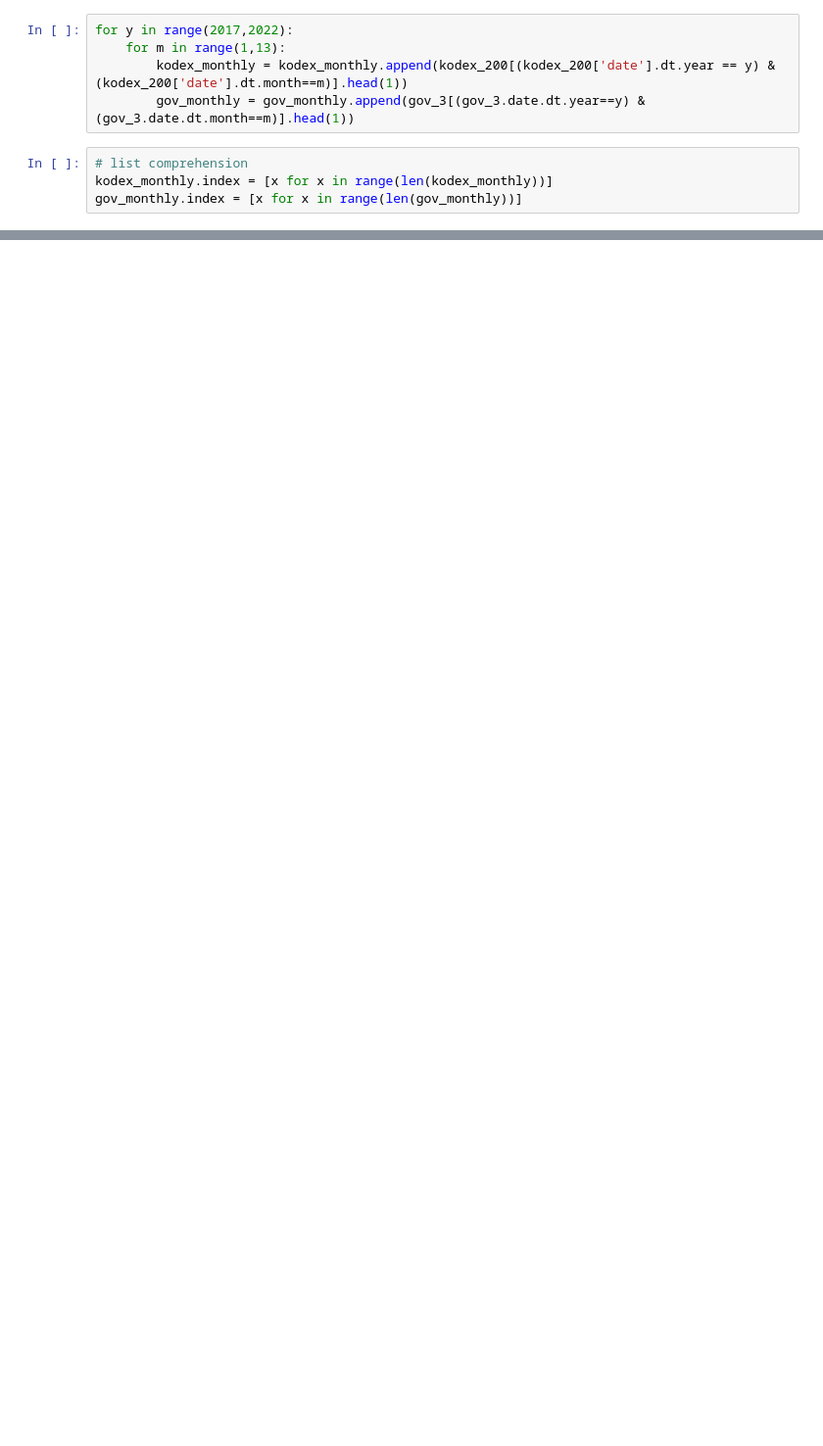
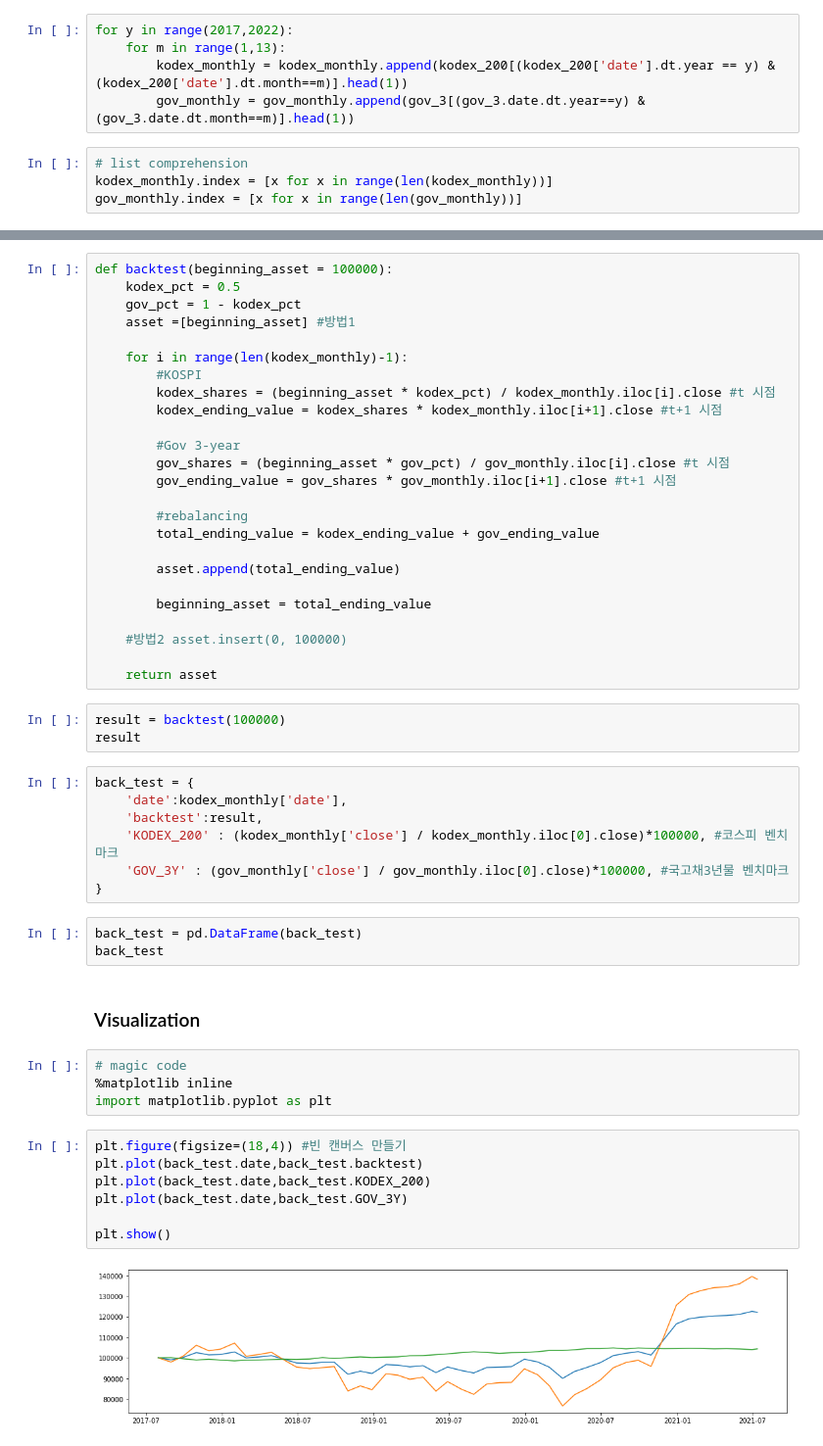
Before and after one commit to HoYoungChun/financial_data_analysis, a Jupyter notebook: Fixed_rate_investment.ipynb, the cells around one changed output, grey strips where cells are left out. Shown at 98% size. Drawn from its saved outputs; the diff is of its cells as text; blank space fills up the shorter version.

```diff
--- a/Fixed_rate_investment.ipynb
+++ b/Fixed_rate_investment.ipynb
@@ -99,0 +89,53 @@ gov_monthly.index = [x for x in range(len(gov_monthly))]
+# %%
+def backtest(beginning_asset = 100000):
+    kodex_pct = 0.5
+    gov_pct = 1 - kodex_pct
+    asset =[beginning_asset] #방법1
+
+    for i in range(len(kodex_monthly)-1):
+        #KOSPI
+        kodex_shares = (beginning_asset * kodex_pct) / kodex_monthly.iloc[i].close #t 시점
+        kodex_ending_value = kodex_shares * kodex_monthly.iloc[i+1].close #t+1 시점
+
+        #Gov 3-year
+        gov_shares = (beginning_asset * gov_pct) / gov_monthly.iloc[i].close #t 시점
+        gov_ending_value = gov_shares * gov_monthly.iloc[i+1].close #t+1 시점
+
+        #rebalancing
+        total_ending_value = kodex_ending_value + gov_ending_value
+
+        asset.append(total_ending_value)
+
+        beginning_asset = total_ending_value
+
+    #방법2 asset.insert(0, 100000)
+
+    return asset
+# %%
+result = backtest(100000)
+result
+# %%
+back_test = {
+    'date':kodex_monthly['date'],
+    'backtest':result,
+    'KODEX_200' : (kodex_monthly['close'] / kodex_monthly.iloc[0].close)*100000, #코스피 벤치마크
+    'GOV_3Y' : (gov_monthly['close'] / gov_monthly.iloc[0].close)*100000, #국고채3년물 벤치마크
+}
+# %%
+back_test = pd.DataFrame(back_test)
+back_test
+# %% [markdown]
+### Visualization
+# %%
+# magic code
+%matplotlib inline
+import matplotlib.pyplot as plt
+# %%
+plt.figure(figsize=(18,4)) #빈 캔버스 만들기
+plt.plot(back_test.date,back_test.backtest)
+plt.plot(back_test.date,back_test.KODEX_200)
+plt.plot(back_test.date,back_test.GOV_3Y)
+
+plt.show()
+# %% [output]
+[figure, added]
```
Also changed, not shown: parts of 2 cells of this notebook.
